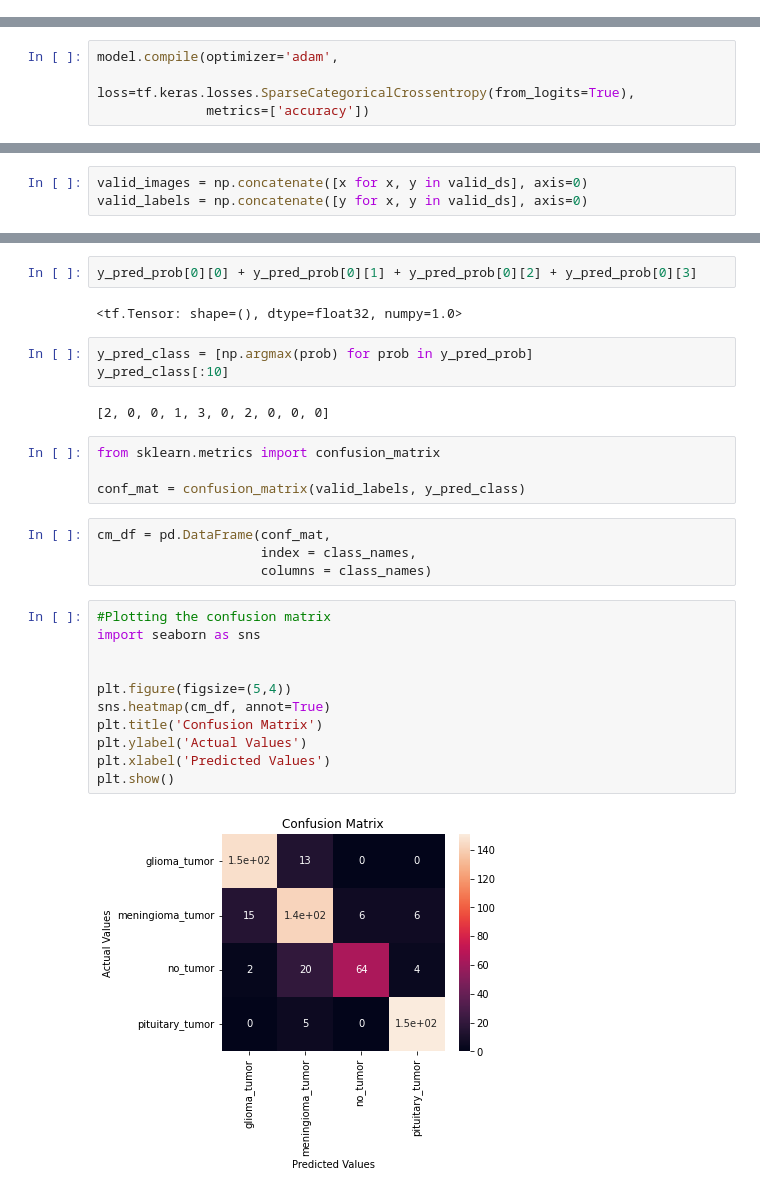
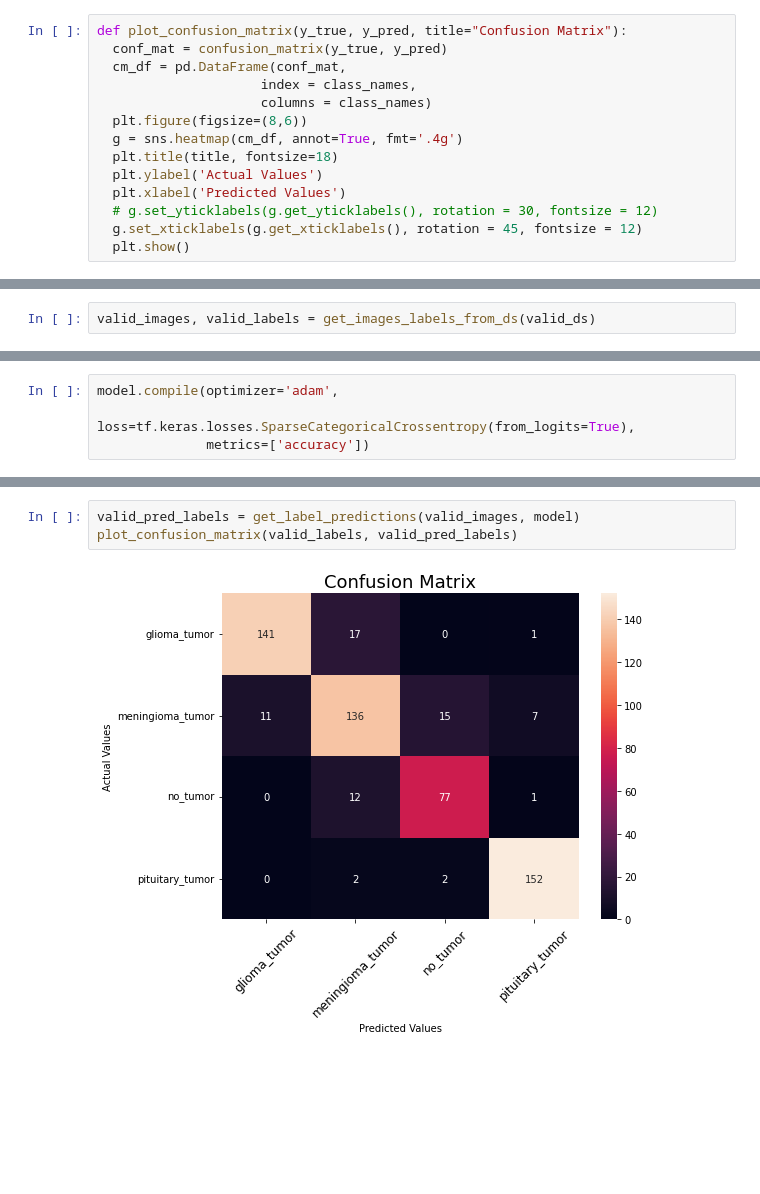
Before and after one commit to bori00/BrainTumorClassification, a Jupyter notebook: BrainTumorClassification.ipynb, the cells around one changed output, grey strips where cells are left out. Drawn from its saved outputs; the diff is of its cells as text; blank space fills up the shorter version.

```diff
--- a/BrainTumorClassification.ipynb
+++ b/BrainTumorClassification.ipynb
@@ -259,0 +276,14 @@ def plot_loss_accuracy_history(history):
+# %%
+def plot_confusion_matrix(y_true, y_pred, title="Confusion Matrix"):
+  conf_mat = confusion_matrix(y_true, y_pred)
+  cm_df = pd.DataFrame(conf_mat,
+                     index = class_names,
+                     columns = class_names)
+  plt.figure(figsize=(8,6))
+  g = sns.heatmap(cm_df, annot=True, fmt='.4g')
+  plt.title(title, fontsize=18)
+  plt.ylabel('Actual Values')
+  plt.xlabel('Predicted Values')
+  # g.set_yticklabels(g.get_yticklabels(), rotation = 30, fontsize = 12)
+  g.set_xticklabels(g.get_xticklabels(), rotation = 45, fontsize = 12)
+  plt.show()
@@ -259,0 +292,2 @@ def plot_loss_accuracy_history(history):
+# %%
+valid_images, valid_labels = get_images_labels_from_ds(valid_ds)
@@ -331,5 +363,2 @@ plot_loss_accuracy_history(history)
-# %%
-valid_images = np.concatenate([x for x, y in valid_ds], axis=0)
-valid_labels = np.concatenate([y for x, y in valid_ds], axis=0)
 # %%
 score = model.evaluate(valid_images, valid_labels, verbose=0)
@@ -354,30 +368,5 @@ array([[2.1034460e-04, 1.5037702e-01, 8.4927279e-01, 1.3982817e-04],
-# %%
-y_pred_prob[0][0] + y_pred_prob[0][1] + y_pred_prob[0][2] + y_pred_prob[0][3]
-# %% [output]
-<tf.Tensor: shape=(), dtype=float32, numpy=1.0>
-# %%
-y_pred_class = [np.argmax(prob) for prob in y_pred_prob]
-y_pred_class[:10]
-# %% [output]
-[2, 0, 0, 1, 3, 0, 2, 0, 0, 0]
-# %%
-from sklearn.metrics import confusion_matrix
-
-conf_mat = confusion_matrix(valid_labels, y_pred_class)
-# %%
-cm_df = pd.DataFrame(conf_mat,
-                     index = class_names,
-                     columns = class_names)
-# %%
-#Plotting the confusion matrix
-import seaborn as sns
-
-
-plt.figure(figsize=(5,4))
-sns.heatmap(cm_df, annot=True)
-plt.title('Confusion Matrix')
-plt.ylabel('Actual Values')
-plt.xlabel('Predicted Values')
-plt.show()
-# %% [output]
-[figure, removed]
+# %%
+valid_pred_labels = get_label_predictions(valid_images, model)
+plot_confusion_matrix(valid_labels, valid_pred_labels)
+# %% [output]
+[figure, added]
```
Also changed, not shown: parts of 14 cells of this notebook.
